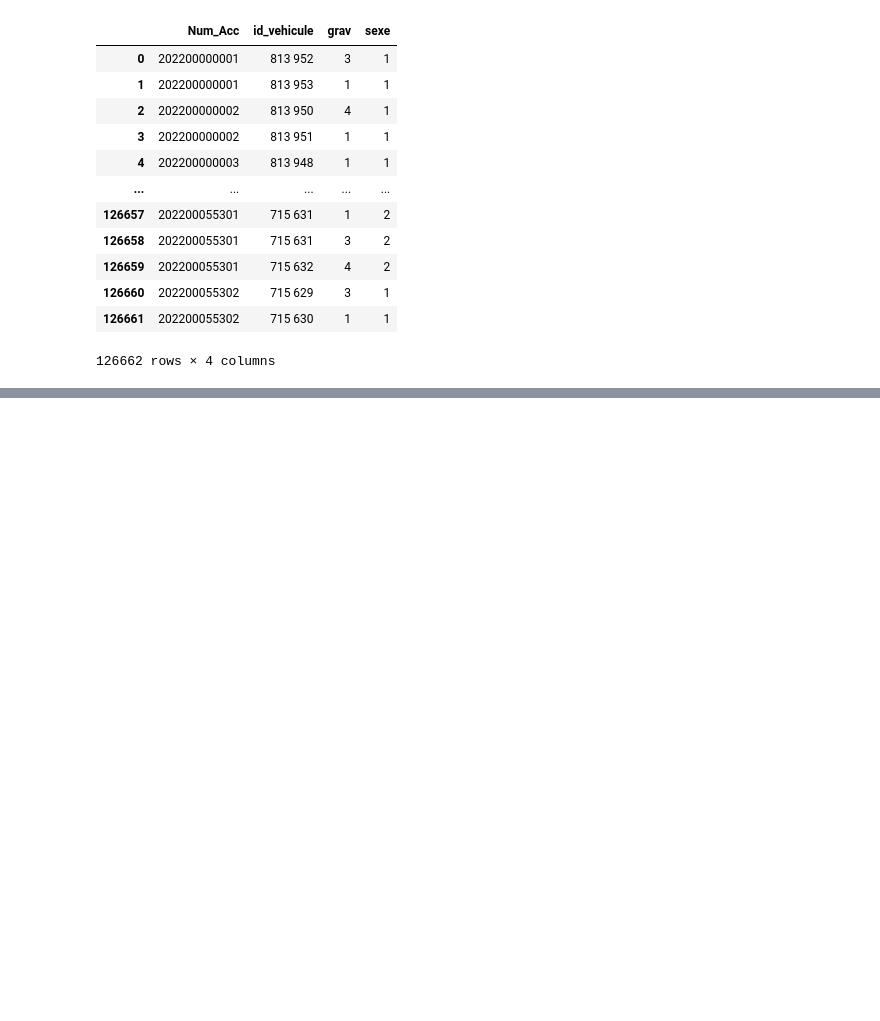
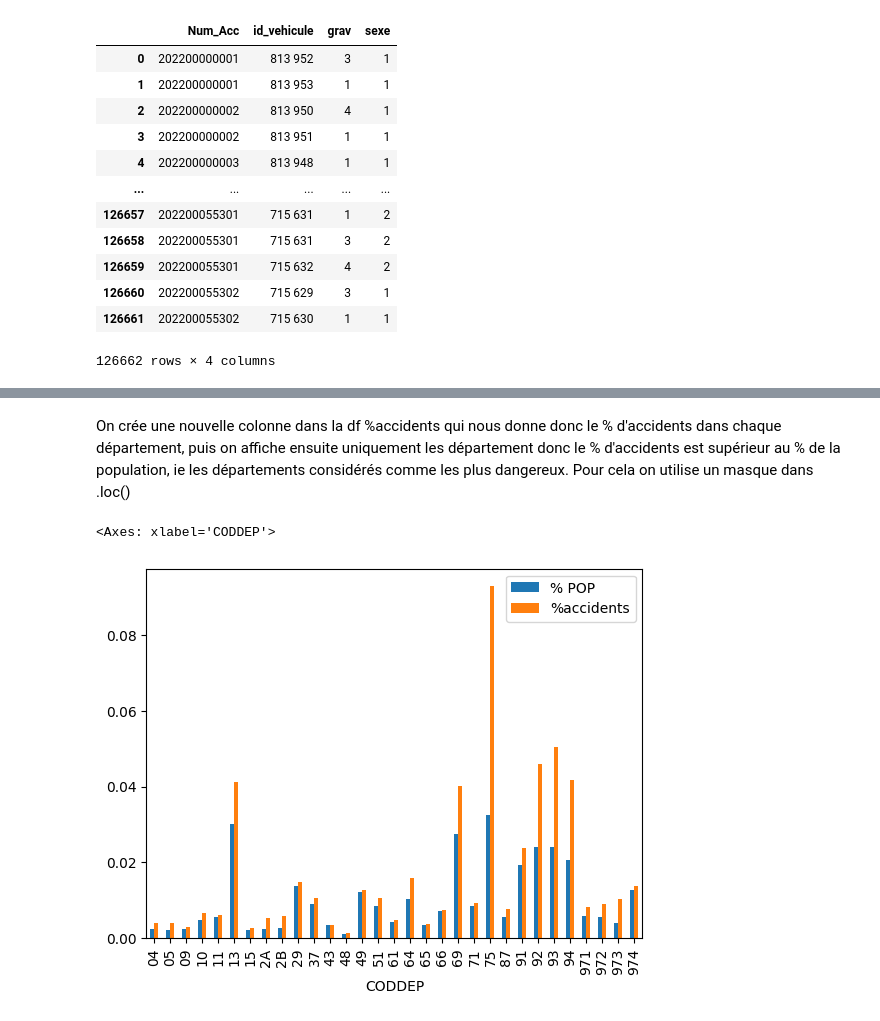
Before and after one commit to leclercrafael/Tp_info_accidents, a Jupyter notebook: notebook/Notebook carac.ipynb, the cells around one changed output, grey strips where cells are left out. Saved outputs shown, nothing was run; the diff lists cells and outputs as text; code cells hidden in the pictures; blank space fills up the shorter version.

```diff
--- a/notebook/Notebook carac.ipynb
+++ b/notebook/Notebook carac.ipynb
@@ -148,0 +197,5 @@ df_usager
+# %%
+pop_totale=df_dep['PTOT'].sum()
+
+df_dep['% POP']=df_dep['PTOT']/pop_totale
+df_dep
@@ -148,0 +217,8 @@ df_usager
+# %% [markdown]
+On crée une nouvelle colonne dans la df %accidents qui nous donne donc le % d'accidents dans chaque département, puis on affiche ensuite uniquement les département donc le % d'accidents est supérieur au % de la population, ie les départements considérés comme les plus dangereux. Pour cela on utilise un masque dans .loc()
+# %%
+df_dep['%accidents']=(df_tot.groupby(by='dep').size()/nb_accidents)
+df_dep[['% POP', '%accidents']].loc[df_dep['%accidents']>df_dep['% POP']].plot.bar()
+# %% [output]
+<Axes: xlabel='CODDEP'>
+[figure, added]
```
Also changed, not shown: parts of 13 cells of this notebook, 6 other files.
